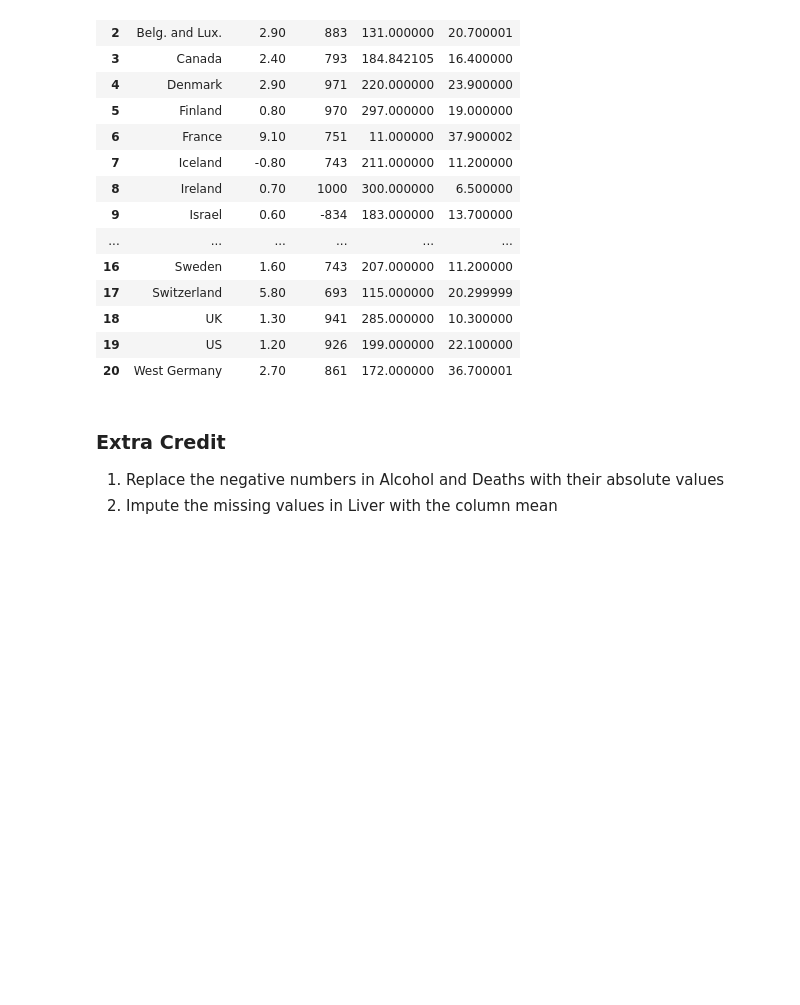
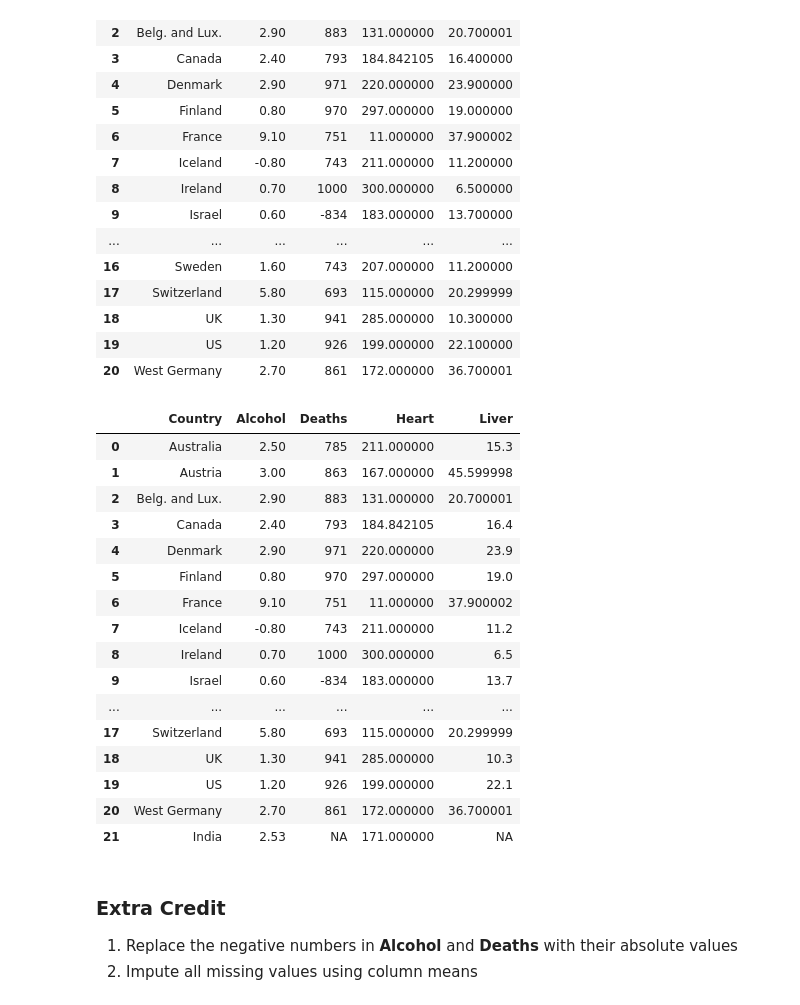
Before and after one commit to bforoura/IDS, a Jupyter notebook: ex_9_13.ipynb, the cells around one changed output. Saved outputs shown, nothing was run; the diff lists cells and outputs as text; code cells hidden in the pictures; blank space fills up the shorter version.

```diff
--- a/ex_9_13.ipynb
+++ b/ex_9_13.ipynb
@@ -217,8 +217,30 @@ df2
 | 18 | UK | 1.30 | 941 | 285.000000 | 10.300000 |
 | 19 | US | 1.20 | 926 | 199.000000 | 22.100000 |
 | 20 | West Germany | 2.70 | 861 | 172.000000 | 36.700001 |
+# %%
+# Let's add the wrangled data for India
+
+df2.append({'Country': 'India', 'Alcohol':2.53, 'Deaths': 'NA', 'Heart': 171, 'Liver': 'NA'}, ignore_index=True)
+# %% [output]
+|  | Country | Alcohol | Deaths | Heart | Liver |
+| 0 | Australia | 2.50 | 785 | 211.000000 | 15.3 |
+| 1 | Austria | 3.00 | 863 | 167.000000 | 45.599998 |
+| 2 | Belg. and Lux. | 2.90 | 883 | 131.000000 | 20.700001 |
+| 3 | Canada | 2.40 | 793 | 184.842105 | 16.4 |
+| 4 | Denmark | 2.90 | 971 | 220.000000 | 23.9 |
+| 5 | Finland | 0.80 | 970 | 297.000000 | 19.0 |
+| 6 | France | 9.10 | 751 | 11.000000 | 37.900002 |
+| 7 | Iceland | -0.80 | 743 | 211.000000 | 11.2 |
+| 8 | Ireland | 0.70 | 1000 | 300.000000 | 6.5 |
+| 9 | Israel | 0.60 | -834 | 183.000000 | 13.7 |
+| ... | ... | ... | ... | ... | ... |
+| 17 | Switzerland | 5.80 | 693 | 115.000000 | 20.299999 |
+| 18 | UK | 1.30 | 941 | 285.000000 | 10.3 |
+| 19 | US | 1.20 | 926 | 199.000000 | 22.1 |
+| 20 | West Germany | 2.70 | 861 | 172.000000 | 36.700001 |
+| 21 | India | 2.53 | NA | 171.000000 | NA |
 # %% [markdown]
 ### **Extra Credit**
 
-1. Replace the negative numbers in Alcohol and Deaths with their absolute values
-2. Impute the missing values in Liver with the column mean
+1. Replace the negative numbers in **Alcohol** and **Deaths** with their absolute values
+2. Impute all missing values using column means
```
